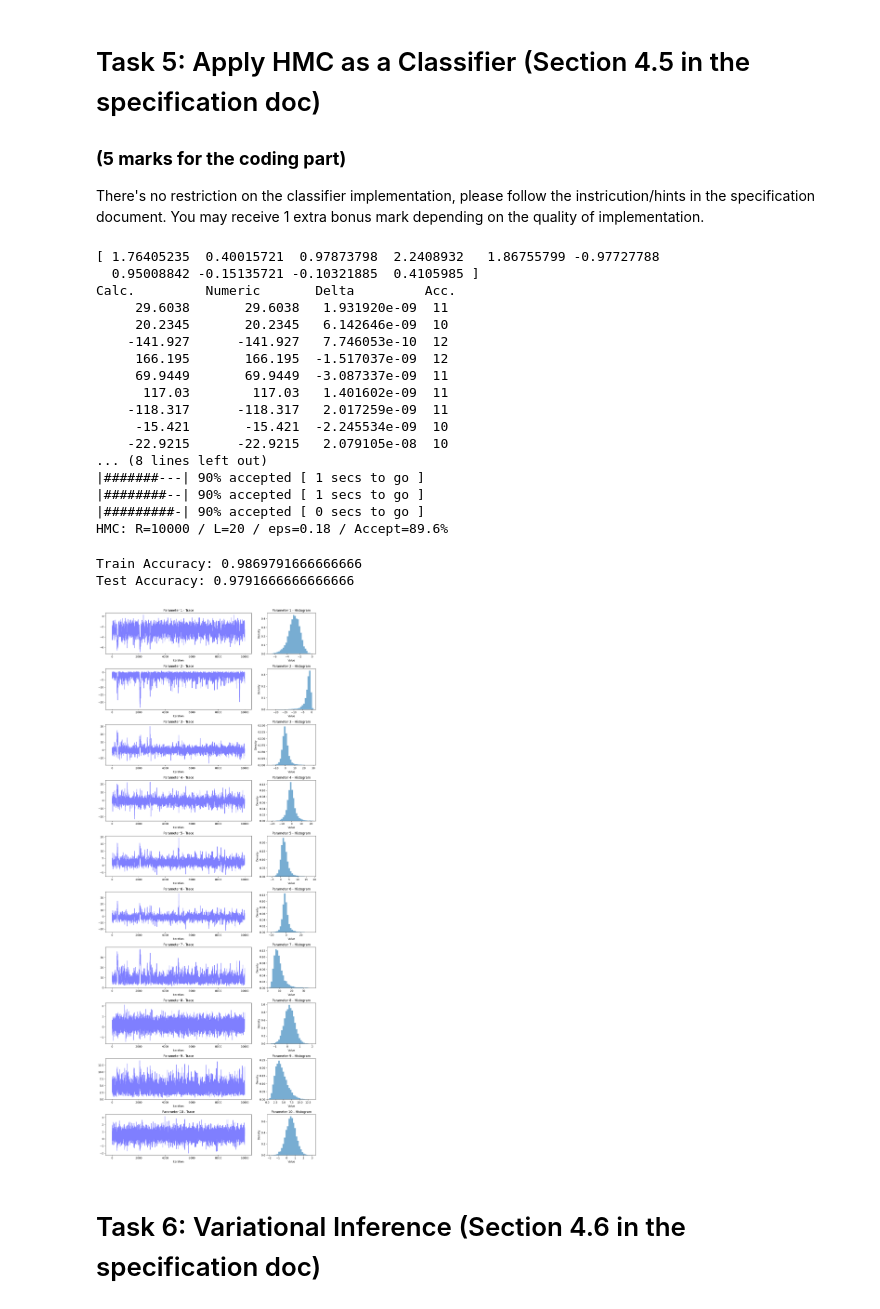
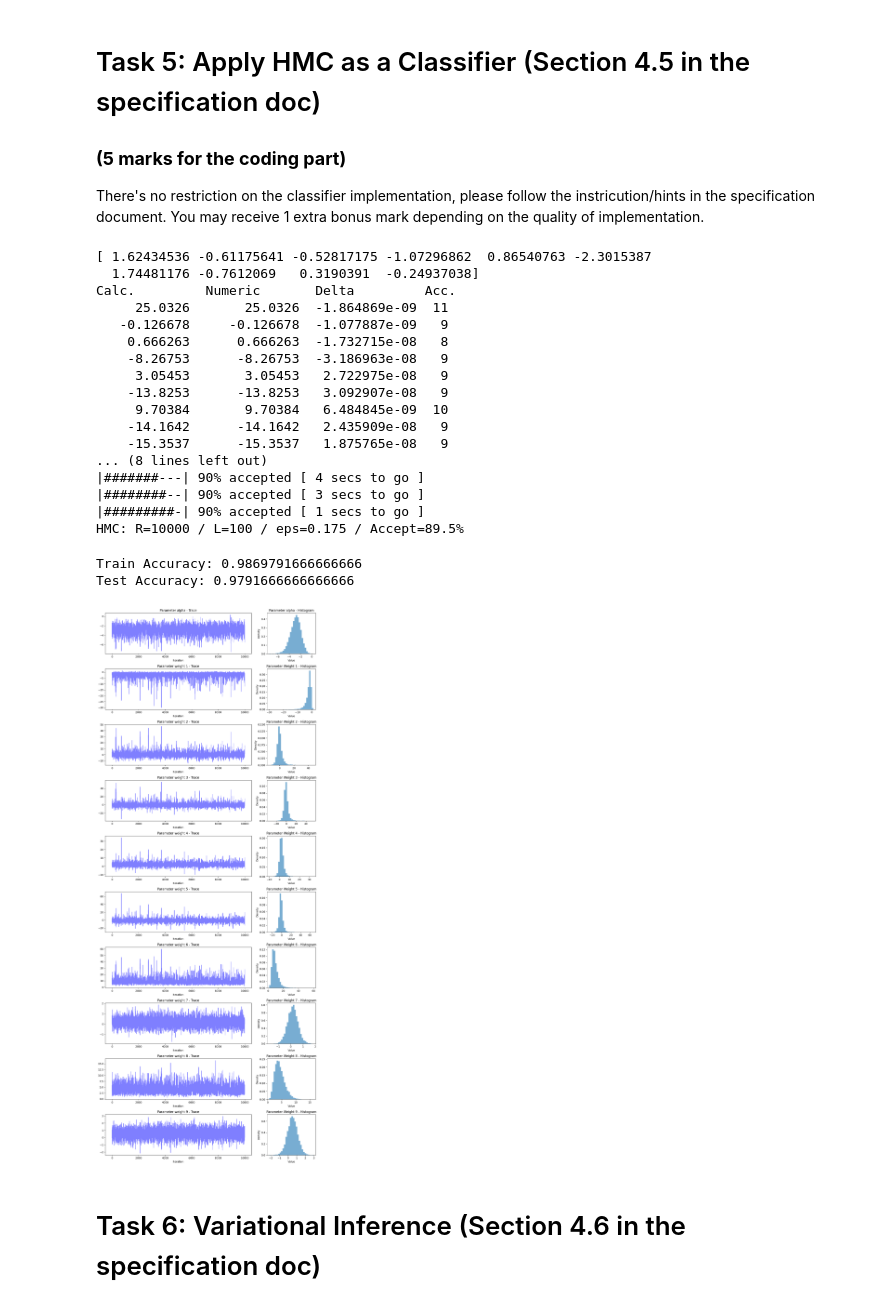
Before and after one commit to rwitobaansheikh/Bayesian_Final_project, a Jupyter notebook: CM50268 BML Final Project 2024/CM50268 BML_Final_Project.ipynb, the cells around one changed output. Cells and saved outputs as stored; diff of their text form; code cells hidden in the pictures.

```diff
--- a/CM50268 BML Final Project 2024/CM50268 BML_Final_Project.ipynb
+++ b/CM50268 BML Final Project 2024/CM50268 BML_Final_Project.ipynb
@@ -373,11 +398,22 @@ fig, axes = plt.subplots(nrows=n_parameters, ncols=2, figsize=(12, 3 * n_paramet
 # Plot the traceplot and histogram for each parameter
 for i, (ax1, ax2) in enumerate(axes):
     ax1.plot(np.arange(n_samples), S[:, i], 'b-', alpha=0.5)
-    ax1.set_title(f'Parameter {i+1} - Trace')
+    if i==0:
+        ax1.set_title(f'Parameter alpha - Trace')
+    elif i==1:
+        ax1.set_title(f'Parameter beta - Trace')
+    else:
+        ax1.set_title(f'Parameter {i-1} - Trace')
+    ax1.set_xlabel('Iteration')
     ax1.set_xlabel('Iteration')
 
     ax2.hist(S[:, i], bins=30, density=True, alpha=0.6, orientation='vertical')
-    ax2.set_title(f'Parameter {i+1} - Histogram')
+    if i==0:
+       ax2.set_title(f'Parameter alpha - Histogram')
+    elif i==1:
+       ax2.set_title(f'Parameter beta - Histogram')
+    else:
+       ax2.set_title(f'Parameter {i-1} - Histogram')
     ax2.set_xlabel('Value')
     ax2.set_ylabel('Density')
 
@@ -494,11 +527,21 @@ fig, axes = plt.subplots(nrows=n_parameters, ncols=2, figsize=(12, 3 * n_paramet
 # Plot the traceplot and histogram for each parameter
 for i, (ax1, ax2) in enumerate(axes):
     ax1.plot(np.arange(n_samples), S[:, i], 'b-', alpha=0.5)
-    ax1.set_title(f'Parameter {i+1} - Trace')
+    if i==0:
+        ax1.set_title(f'Parameter alpha - Trace')
+    elif i==1:
+        ax1.set_title(f'Parameter beta - Trace')
+    else:
+        ax1.set_title(f'Parameter weight {i-1} - Trace')
     ax1.set_xlabel('Iteration')
 
     ax2.hist(S[:, i], bins=30, density=True, alpha=0.6, orientation='vertical')
-    ax2.set_title(f'Parameter {i+1} - Histogram')
+    if i==0:
+       ax2.set_title(f'Parameter alpha - Histogram')
+    elif i==1:
+       ax2.set_title(f'Parameter beta - Histogram')
+    else:
+       ax2.set_title(f'Parameter Weight {i-1} - Histogram')
     ax2.set_xlabel('Value')
     ax2.set_ylabel('Density')
 
@@ -548,12 +591,12 @@ def energy_grad_lr_classifier(hps, x, y):
 
     return g
 # %%
-np.random.seed(seed=0)
+np.random.seed(seed=1)
 
 #### **** YOUR CODE HERE **** ####
 R= 10000
-L = 20
-eps = 0.18
+L = 100
+eps = 0.175
 # eps = 0.004
 burn = int(R/10)
 
@@ -562,23 +605,23 @@ x0=np.random.normal(size=10)
 print(x0)
 S, *_ = hmc.sample(x0, energy_func_lr_classifier, energy_grad_lr_classifier, R, L, eps, burn=burn, checkgrad=True, args=[X_train, y_train])
 # %% [output]
-[ 1.76405235  0.40015721  0.97873798  2.2408932   1.86755799 -0.97727788
-  0.95008842 -0.15135721 -0.10321885  0.4105985 ]
+[ 1.62434536 -0.61175641 -0.52817175 -1.07296862  0.86540763 -2.3015387
+  1.74481176 -0.7612069   0.3190391  -0.24937038]
 Calc.         Numeric       Delta         Acc.
-     29.6038       29.6038   1.931920e-09  11
-     20.2345       20.2345   6.142646e-09  10
-    -141.927      -141.927   7.746053e-10  12
-     166.195       166.195  -1.517037e-09  12
-     69.9449       69.9449  -3.087337e-09  11
-      117.03        117.03   1.401602e-09  11
-    -118.317      -118.317   2.017259e-09  11
-     -15.421       -15.421  -2.245534e-09  10
-    -22.9215      -22.9215   2.079105e-08  10
+     25.0326       25.0326  -1.864869e-09  11
+   -0.126678     -0.126678  -1.077887e-09   9
+    0.666263      0.666263  -1.732715e-08   8
+    -8.26753      -8.26753  -3.186963e-08   9
+     3.05453       3.05453   2.722975e-08   9
+    -13.8253      -13.8253   3.092907e-08   9
+     9.70384       9.70384   6.484845e-09  10
+    -14.1642      -14.1642   2.435909e-08   9
+    -15.3537      -15.3537   1.875765e-08   9
 ... (8 lines left out)
-|#######---| 90% accepted [ 1 secs to go ]
-|########--| 90% accepted [ 1 secs to go ]
-|#########-| 90% accepted [ 0 secs to go ]
-HMC: R=10000 / L=20 / eps=0.18 / Accept=89.6%
+|#######---| 90% accepted [ 4 secs to go ]
+|########--| 90% accepted [ 3 secs to go ]
+|#########-| 90% accepted [ 1 secs to go ]
+HMC: R=10000 / L=100 / eps=0.175 / Accept=89.5%
 # %%
 weights = S.mean(axis=0)
 y_train_pred = X_train@weights[1:]
@@ -597,22 +640,28 @@ Test Accuracy: 0.9791666666666666
 # %%
 n_samples, n_parameters = S.shape
 fig, axes = plt.subplots(nrows=n_parameters, ncols=2, figsize=(12, 3 * n_parameters), sharex=False, gridspec_kw={'width_ratios': [3, 1]})
 
 # Plot the traceplot and histogram for each parameter
 for i, (ax1, ax2) in enumerate(axes):
     ax1.plot(np.arange(n_samples), S[:, i], 'b-', alpha=0.5)
-    ax1.set_title(f'Parameter {i+1} - Trace')
+    if i==0:
+        ax1.set_title(f'Parameter alpha - Trace')
+    else:
+        ax1.set_title(f'Parameter weight {i} - Trace')
     ax1.set_xlabel('Iteration')
 
     ax2.hist(S[:, i], bins=30, density=True, alpha=0.6, orientation='vertical')
-    ax2.set_title(f'Parameter {i+1} - Histogram')
+    if i==0:
+       ax2.set_title(f'Parameter alpha - Histogram')
+    else:
+       ax2.set_title(f'Parameter Weight {i} - Histogram')
     ax2.set_xlabel('Value')
     ax2.set_ylabel('Density')
 
 plt.tight_layout()
 plt.show()
 # %% [output]
-[figure, old version]
+[figure, new version]
 # %% [markdown]
 # Task 6: Variational Inference (Section 4.6 in the specification doc)
 # %% [markdown]
```
Also changed, not shown: parts of 9 cells of this notebook.
